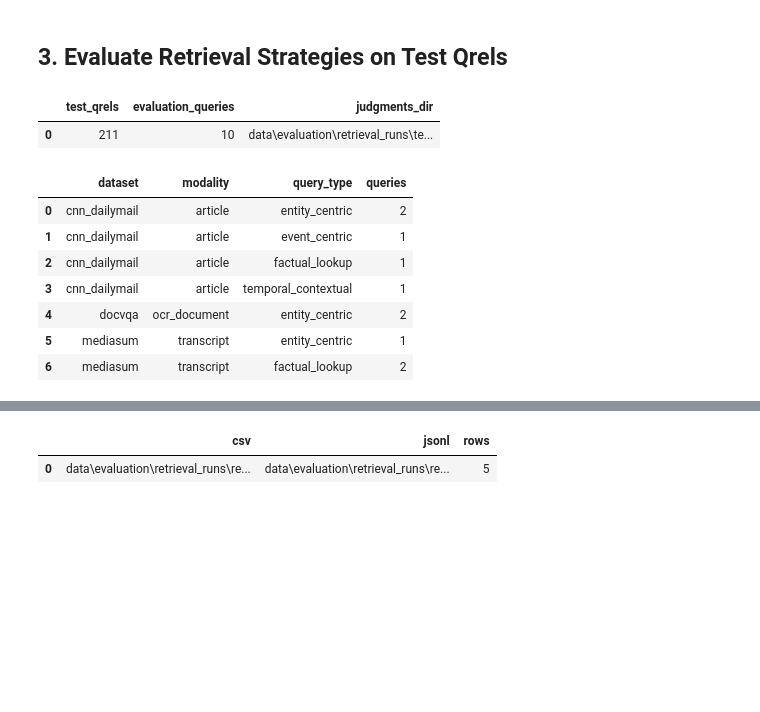
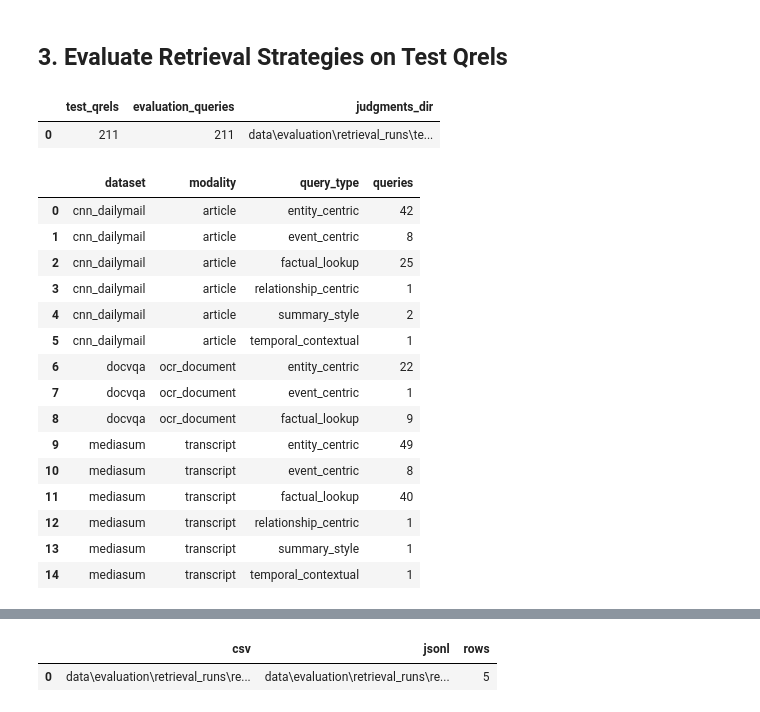
Before and after one commit to plminh-sdh/Design-and-Evaluation-of-Secure-Retrieval-Augmented-Systems-for-Large-Scale-Digital-Archives, a Jupyter notebook: Retrieval Component.ipynb, the cells around one changed output, grey strips where cells are left out. Cells and saved outputs as stored; diff of their text form; code cells hidden in the pictures; blank space fills up the shorter version.

```diff
--- a/Retrieval Component.ipynb
+++ b/Retrieval Component.ipynb
@@ -1477,44 +1504,52 @@ They do not wear uniforms, and they are not in the chain of command.
 # %%
 # Load the held-out test qrels. Keep a dry-run cap first; set to None for full evaluation.
 RETRIEVAL_QRELS_TEST_JSONL = Path("data/evaluation/retrieval_queries/retrieval_qrels_test.jsonl")
-RETRIEVAL_TEST_MAX_QUERIES = 10  # Set to None for full test evaluation.
+RETRIEVAL_TEST_MAX_QUERIES = None  # Set to None for full test evaluation.
 RETRIEVAL_TEST_RELEVANCE_THRESHOLD = SPARSE_TUNING_RELEVANCE_THRESHOLD if "SPARSE_TUNING_RELEVANCE_THRESHOLD" in globals() else 2
 RETRIEVAL_TEST_JUDGMENTS_DIR = RETRIEVAL_EXPORT_DIR / "test_judgments"
 RETRIEVAL_TEST_JUDGMENTS_DIR.mkdir(parents=True, exist_ok=True)
 
 retrieval_test_qrels_df = load_retrieval_qrels(RETRIEVAL_QRELS_TEST_JSONL, valid_only=True)
 if retrieval_test_qrels_df.empty:
     raise RuntimeError(f"No test qrels found at {RETRIEVAL_QRELS_TEST_JSONL}")
 
 if RETRIEVAL_TEST_MAX_QUERIES is None:
     retrieval_test_eval_qrels_df = retrieval_test_qrels_df.copy()
 else:
     retrieval_test_eval_qrels_df = retrieval_test_qrels_df.head(RETRIEVAL_TEST_MAX_QUERIES).copy()
 
 display(pd.DataFrame([{
     "test_qrels": len(retrieval_test_qrels_df),
     "evaluation_queries": len(retrieval_test_eval_qrels_df),
     "judgments_dir": str(RETRIEVAL_TEST_JUDGMENTS_DIR),
 }]))
 
 display(
     retrieval_test_eval_qrels_df.groupby(["dataset", "modality", "query_type"], dropna=False)
     .size()
     .reset_index(name="queries")
     .sort_values(["dataset", "modality", "query_type"])
     .head(50)
 )
 # %% [output]
 |  | test_qrels | evaluation_queries | judgments_dir |
-| 0 | 211 | 10 | data\evaluation\retrieval_runs\te... |
+| 0 | 211 | 211 | data\evaluation\retrieval_runs\te... |
 |  | dataset | modality | query_type | queries |
-| 0 | cnn_dailymail | article | entity_centric | 2 |
-| 1 | cnn_dailymail | article | event_centric | 1 |
-| 2 | cnn_dailymail | article | factual_lookup | 1 |
-| 3 | cnn_dailymail | article | temporal_contextual | 1 |
-| 4 | docvqa | ocr_document | entity_centric | 2 |
-| 5 | mediasum | transcript | entity_centric | 1 |
-| 6 | mediasum | transcript | factual_lookup | 2 |
+| 0 | cnn_dailymail | article | entity_centric | 42 |
+| 1 | cnn_dailymail | article | event_centric | 8 |
+| 2 | cnn_dailymail | article | factual_lookup | 25 |
+| 3 | cnn_dailymail | article | relationship_centric | 1 |
+| 4 | cnn_dailymail | article | summary_style | 2 |
+| 5 | cnn_dailymail | article | temporal_contextual | 1 |
+| 6 | docvqa | ocr_document | entity_centric | 22 |
+| 7 | docvqa | ocr_document | event_centric | 1 |
+| 8 | docvqa | ocr_document | factual_lookup | 9 |
+| 9 | mediasum | transcript | entity_centric | 49 |
+| 10 | mediasum | transcript | event_centric | 8 |
+| 11 | mediasum | transcript | factual_lookup | 40 |
+| 12 | mediasum | transcript | relationship_centric | 1 |
+| 13 | mediasum | transcript | summary_style | 1 |
+| 14 | mediasum | transcript | temporal_contextual | 1 |
 # %%
 # Build final retrievers with best dev-tuned hyperparameters.
 if "qdrant_sparse_retriever" not in globals():
```
Also changed, not shown: parts of 9 cells of this notebook, 7 other files.
